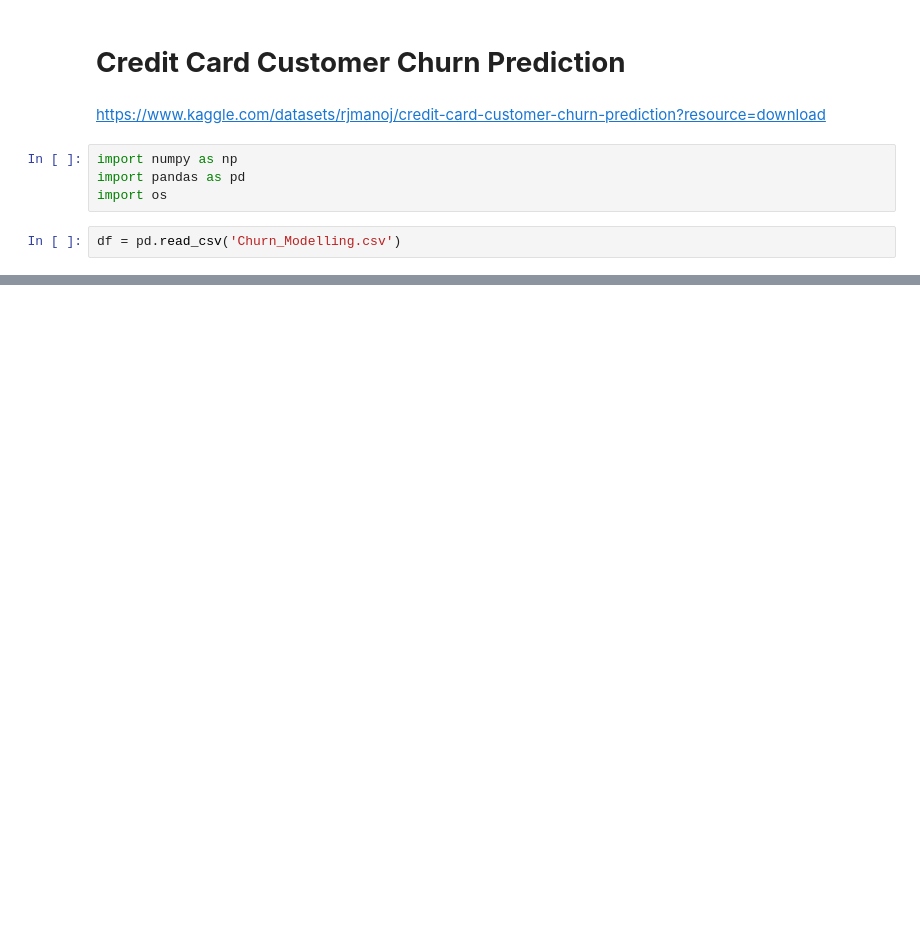
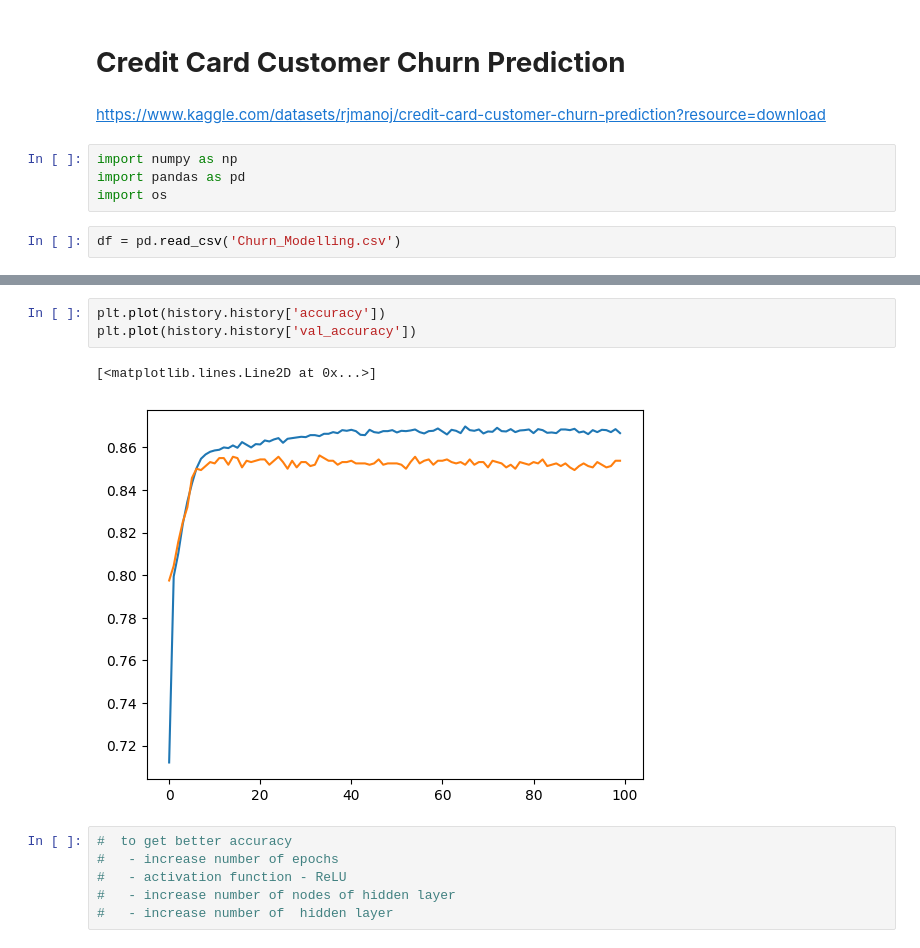
Before and after one commit to tasnimislamraisa/Python_Learning, a Jupyter notebook: Customer_Churn_Prediction.ipynb, the cells around one changed output, grey strips where cells are left out. Saved outputs shown, nothing was run; the diff lists cells and outputs as text; blank space fills up the shorter version.

```diff
--- a/Customer_Churn_Prediction.ipynb
+++ b/Customer_Churn_Prediction.ipynb
@@ -51,0 +239,12 @@ plt.gca().spines[['top', 'right',]].set_visible(False)
+# %%
+plt.plot(history.history['accuracy'])
+plt.plot(history.history['val_accuracy'])
+# %% [output]
+[<matplotlib.lines.Line2D at 0x...>]
+[figure, added]
+# %%
+#  to get better accuracy
+#   - increase number of epochs
+#   - activation function - ReLU
+#   - increase number of nodes of hidden layer
+#   - increase number of  hidden layer
```
Also changed, not shown: parts of 28 cells of this notebook.
